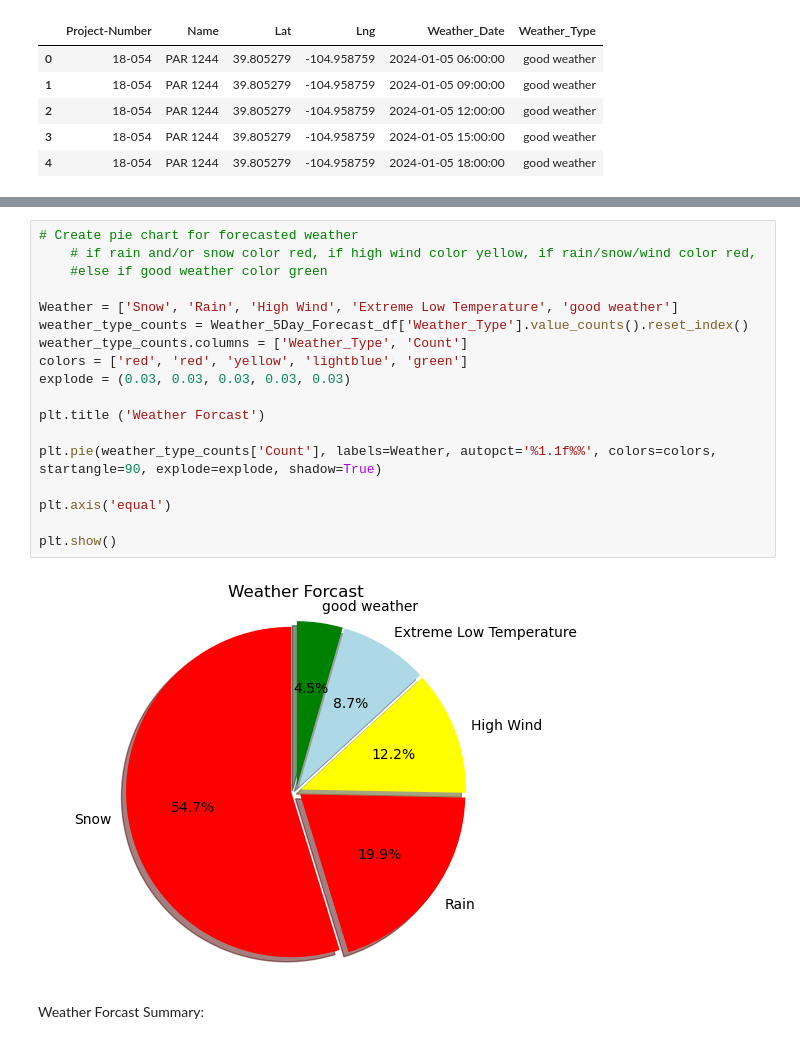
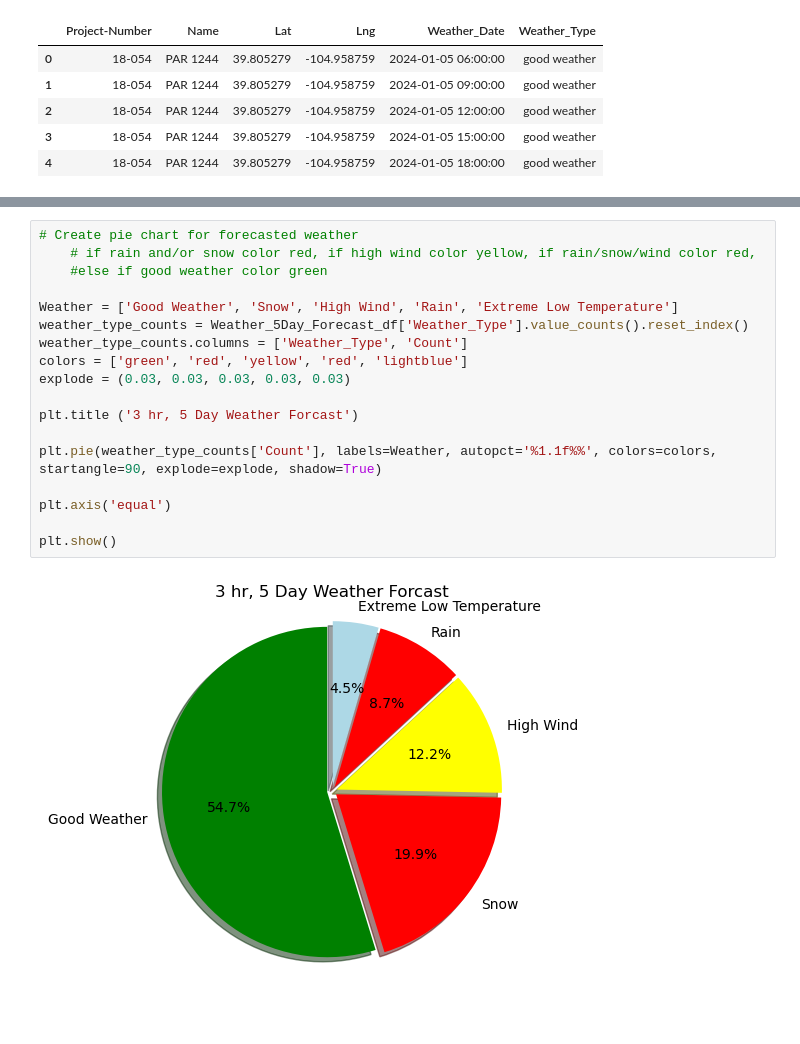
Before and after one commit to BFletchall/project-1, a Jupyter notebook: Weather_analysis.ipynb, the cells around one changed output, grey strips where cells are left out. Saved outputs shown, nothing was run; the diff lists cells and outputs as text; blank space fills up the shorter version.

```diff
--- a/Weather_analysis.ipynb
+++ b/Weather_analysis.ipynb
@@ -161,22 +279,20 @@ Weather_5Day_Forecast_df.head()
 # %%
 # Create pie chart for forecasted weather
     # if rain and/or snow color red, if high wind color yellow, if rain/snow/wind color red,
     #else if good weather color green
 
-Weather = ['Snow', 'Rain', 'High Wind', 'Extreme Low Temperature', 'good weather']
+Weather = ['Good Weather', 'Snow', 'High Wind', 'Rain', 'Extreme Low Temperature']
 weather_type_counts = Weather_5Day_Forecast_df['Weather_Type'].value_counts().reset_index()
 weather_type_counts.columns = ['Weather_Type', 'Count']
-colors = ['red', 'red', 'yellow', 'lightblue', 'green']
+colors = ['green', 'red', 'yellow', 'red', 'lightblue']
 explode = (0.03, 0.03, 0.03, 0.03, 0.03)
 
-plt.title ('Weather Forcast')
+plt.title ('3 hr, 5 Day Weather Forcast')
 
 plt.pie(weather_type_counts['Count'], labels=Weather, autopct='%1.1f%%', colors=colors, startangle=90, explode=explode, shadow=True)
 
 plt.axis('equal')
 
 plt.show()
 # %% [output]
-[figure, old version]
+[figure, new version]
-# %% [markdown]
-Weather Forcast Summary:
```
Also changed, not shown: parts of 23 cells of this notebook, 3 other files.
